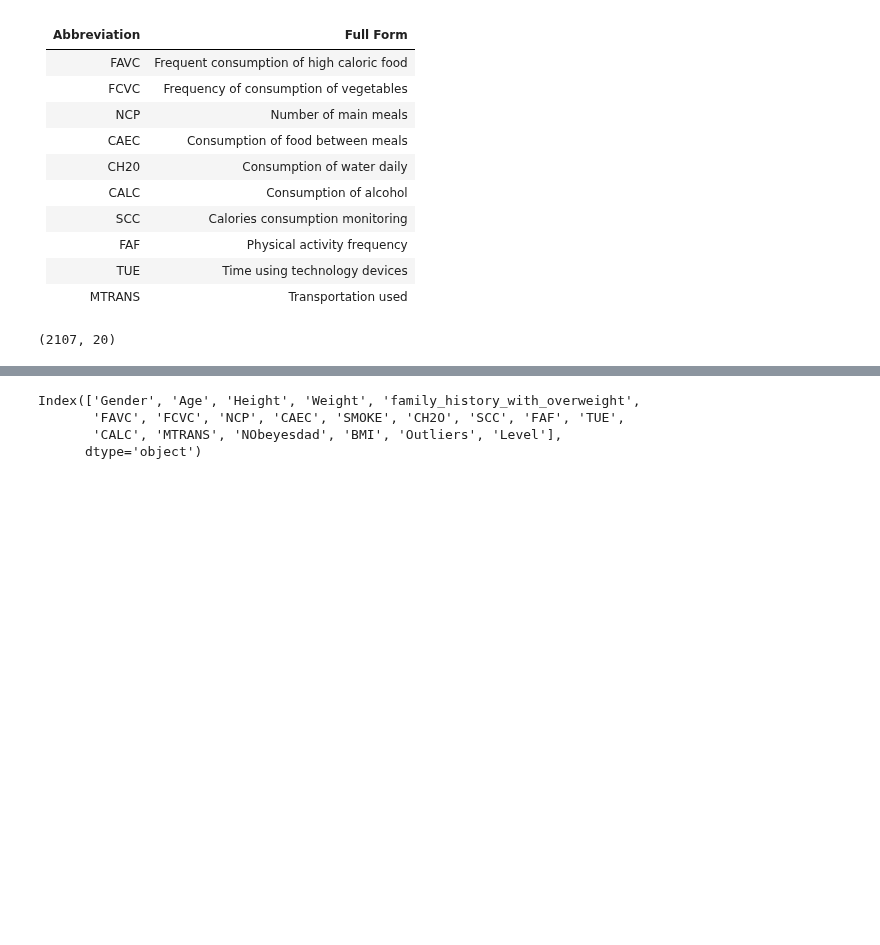
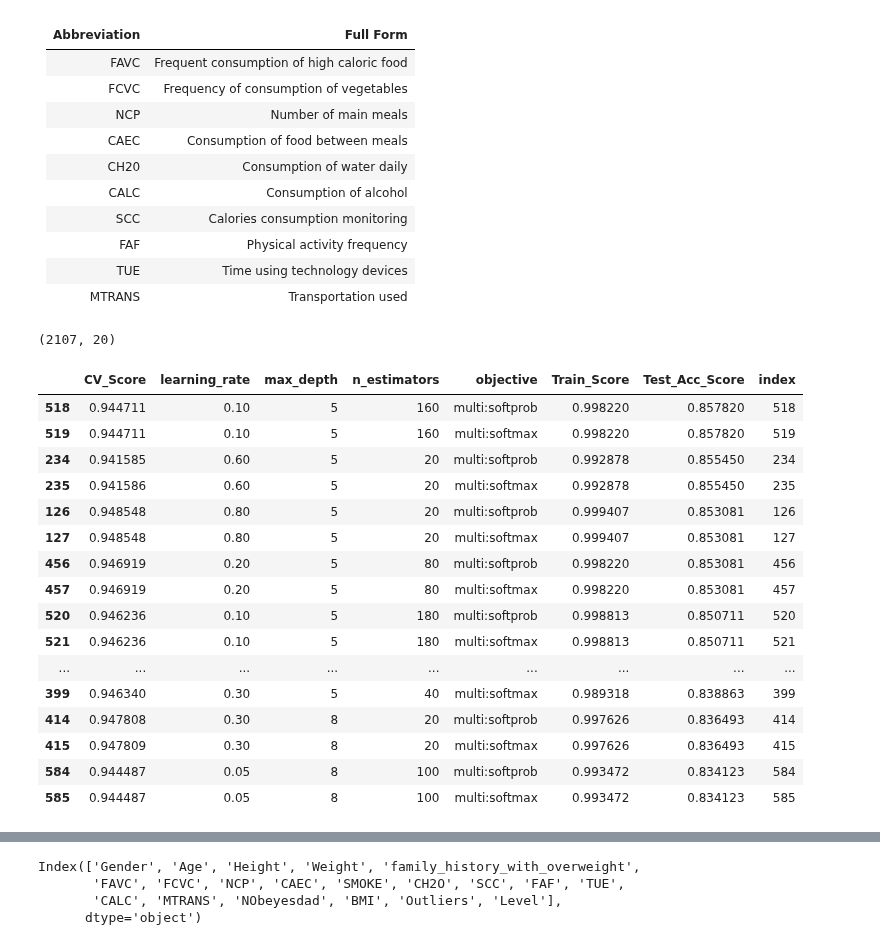
Before and after one commit to shekharbiswas/Obesity, a Jupyter notebook: Visuals.ipynb, the cells around one changed output, grey strips where cells are left out. Drawn from its saved outputs; the diff is of its cells as text; code cells hidden in the pictures; blank space fills up the shorter version.

```diff
--- a/Visuals.ipynb
+++ b/Visuals.ipynb
@@ -35,3 +36,36 @@ df = pd.read_csv('df.csv')
 df.shape
 # %% [output]
 (2107, 20)
+# %%
+res = pd.read_csv('dataframe.csv')
+res = res.loc[res['Train_Score'] < 1]
+res = res.loc[res['Test_Acc_Score'] > 0.8]
+
+res.sort_values(by = ['Test_Acc_Score', 'Train_Score'], ascending= False).head(30)
+res['index'] = res.index
+data = pd.melt(res, id_vars= ['index'] , value_vars=['Train_Score', 'Test_Acc_Score'])
+data
+
+
+fig = px.scatter(data, x='index', y = 'value',  color='variable')
+fig.show()
+# %%
+res.sort_values(by = ['Test_Acc_Score', 'Train_Score'], ascending= False).head(30)
+# %% [output]
+|  | CV_Score | learning_rate | max_depth | n_estimators | objective | Train_Score | Test_Acc_Score | index |
+| 518 | 0.944711 | 0.10 | 5 | 160 | multi:softprob | 0.998220 | 0.857820 | 518 |
+| 519 | 0.944711 | 0.10 | 5 | 160 | multi:softmax | 0.998220 | 0.857820 | 519 |
+| 234 | 0.941585 | 0.60 | 5 | 20 | multi:softprob | 0.992878 | 0.855450 | 234 |
+| 235 | 0.941586 | 0.60 | 5 | 20 | multi:softmax | 0.992878 | 0.855450 | 235 |
+| 126 | 0.948548 | 0.80 | 5 | 20 | multi:softprob | 0.999407 | 0.853081 | 126 |
+| 127 | 0.948548 | 0.80 | 5 | 20 | multi:softmax | 0.999407 | 0.853081 | 127 |
+| 456 | 0.946919 | 0.20 | 5 | 80 | multi:softprob | 0.998220 | 0.853081 | 456 |
+| 457 | 0.946919 | 0.20 | 5 | 80 | multi:softmax | 0.998220 | 0.853081 | 457 |
+| 520 | 0.946236 | 0.10 | 5 | 180 | multi:softprob | 0.998813 | 0.850711 | 520 |
+| 521 | 0.946236 | 0.10 | 5 | 180 | multi:softmax | 0.998813 | 0.850711 | 521 |
+| ... | ... | ... | ... | ... | ... | ... | ... | ... |
+| 399 | 0.946340 | 0.30 | 5 | 40 | multi:softmax | 0.989318 | 0.838863 | 399 |
+| 414 | 0.947808 | 0.30 | 8 | 20 | multi:softprob | 0.997626 | 0.836493 | 414 |
+| 415 | 0.947809 | 0.30 | 8 | 20 | multi:softmax | 0.997626 | 0.836493 | 415 |
+| 584 | 0.944487 | 0.05 | 8 | 100 | multi:softprob | 0.993472 | 0.834123 | 584 |
+| 585 | 0.944487 | 0.05 | 8 | 100 | multi:softmax | 0.993472 | 0.834123 | 585 |
```
Also changed, not shown: parts of 6 cells of this notebook, 1 other file.
